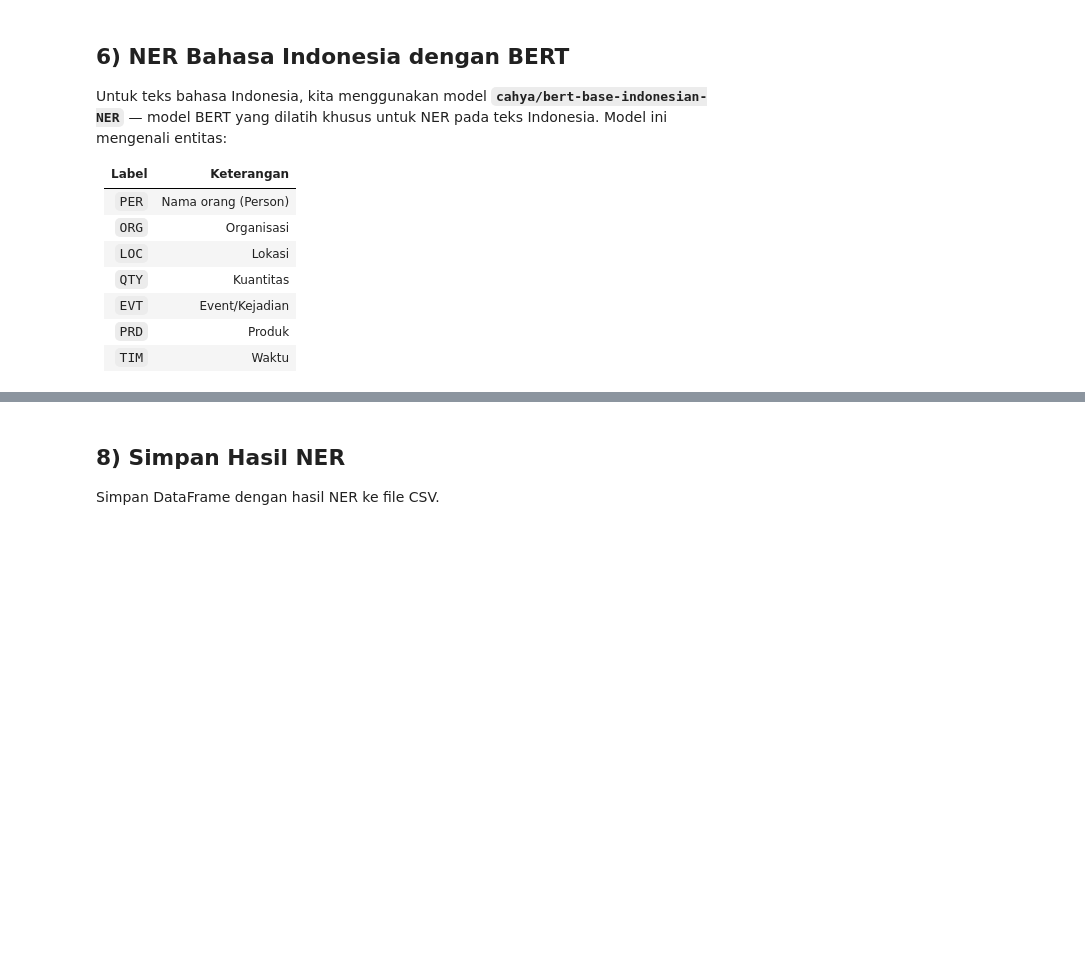
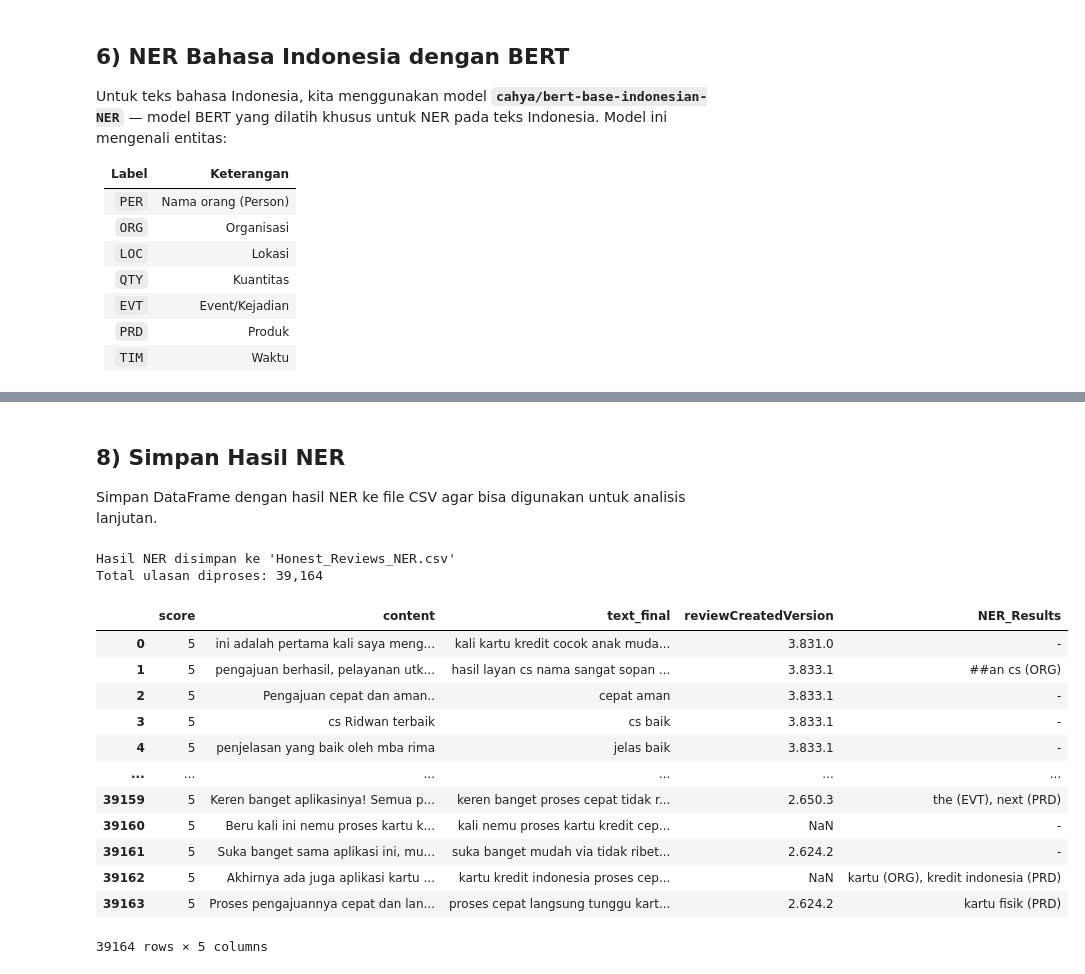
Before and after one commit to MIqbalBY/PBA, a Jupyter notebook: Week 6/NER.ipynb, the cells around one changed output, grey strips where cells are left out. Cells and saved outputs as stored; diff of their text form; code cells hidden in the pictures; blank space fills up the shorter version.

```diff
--- a/Week 6/NER.ipynb
+++ b/Week 6/NER.ipynb
@@ -202,0 +336,15 @@ for r in results:
+# %%
+# Contoh lain: teks berkaitan dengan ulasan produk keuangan Indonesia
+teks_id2 = (
+    "BCA dan Mandiri bekerja sama dengan OJK untuk meningkatkan "
+    "layanan perbankan digital di Jakarta dan Surabaya pada tahun 2024."
+)
+
+results_id2 = ner_pipeline_id(teks_id2)
+
+print("=== NER Teks Ulasan Keuangan ===")
+print(f"Teks: {teks_id2}\n")
+print(f"{'Token':<30} {'Entitas':<10} {'Score'}")
+print('-' * 55)
+for r in results_id2:
+    print(f"{r['word']:<30} {r['entity_group']:<10} {r['score']:.4f}")
@@ -214,14 +387,23 @@ df_text[['content', 'text_final', 'score']].head()
 # %%
-def perform_ner(text, max_length=256):
+def clean_text(text):
+    """Bersihkan teks dari karakter non-printable dan non-ASCII."""
+    text = str(text)
+    text = ''.join(char for char in text if unicodedata.category(char)[0] != 'C')
+    text = re.sub(r'[^\x00-\x7F]+', '', text)
+    return text
+
+
+def perform_ner(text, max_length=512):
     """
     Terapkan NER pada satu teks.
-    max_length dibatasi untuk efisiensi karena teks sudah di-preproses (pendek).
-    Return string entitas yang ditemukan (format: 'kata (LABEL)').
+    Potong teks jika melebihi max_length karakter untuk efisiensi.
+    Return string entitas yang ditemukan (deduplikasi).
     """
-    cleaned = str(text)[:max_length]
+    cleaned = clean_text(text)[:max_length]
     results = ner_pipeline_id(cleaned, aggregation_strategy="simple")
     entities = list(set(f"{r['word']} ({r['entity_group']})" for r in results))
     return ', '.join(entities) if entities else '-'
+
 
 def safe_perform_ner(text):
     """Wrapper dengan penanganan error."""
@@ -230,4 +412,5 @@ def safe_perform_ner(text):
     except Exception as e:
         return f"Error: {str(e)[:50]}"
 
+
 print("Fungsi NER siap digunakan.")
@@ -241,10 +440,28 @@ df_text[['text_final', 'NER_Results']].head(5)
 # %% [markdown]
 ## 8) Simpan Hasil NER
 
-Simpan DataFrame dengan hasil NER ke file CSV.
+Simpan DataFrame dengan hasil NER ke file CSV agar bisa digunakan untuk analisis lanjutan.
 # %%
-output_file = 'ner_results_honest.csv'
+output_file = 'Honest_Reviews_NER.csv'
 df_text.to_csv(output_file, index=False)
 print(f"Hasil NER disimpan ke '{output_file}'")
 print(f"Total ulasan diproses: {len(df_text):,}")
+
+# Tampilkan semua data
 df_text
+# %% [output]
+Hasil NER disimpan ke 'Honest_Reviews_NER.csv'
+Total ulasan diproses: 39,164
+|  | score | content | text_final | reviewCreatedVersion | NER_Results |
+| 0 | 5 | ini adalah pertama kali saya meng... | kali kartu kredit cocok anak muda... | 3.831.0 | - |
+| 1 | 5 | pengajuan berhasil, pelayanan utk... | hasil layan cs nama sangat sopan ... | 3.833.1 | ##an cs (ORG) |
+| 2 | 5 | Pengajuan cepat dan aman.. | cepat aman | 3.833.1 | - |
+| 3 | 5 | cs Ridwan terbaik | cs baik | 3.833.1 | - |
+| 4 | 5 | penjelasan yang baik oleh mba rima | jelas baik | 3.833.1 | - |
+| ... | ... | ... | ... | ... | ... |
+| 39159 | 5 | Keren banget aplikasinya! Semua p... | keren banget proses cepat tidak r... | 2.650.3 | the (EVT), next (PRD) |
+| 39160 | 5 | Beru kali ini nemu proses kartu k... | kali nemu proses kartu kredit cep... | NaN | - |
+| 39161 | 5 | Suka banget sama aplikasi ini, mu... | suka banget mudah via tidak ribet... | 2.624.2 | - |
+| 39162 | 5 | Akhirnya ada juga aplikasi kartu ... | kartu kredit indonesia proses cep... | NaN | kartu (ORG), kredit indonesia (PRD) |
+| 39163 | 5 | Proses pengajuannya cepat dan lan... | proses cepat langsung tunggu kart... | 2.624.2 | kartu fisik (PRD) |
+39164 rows × 5 columns
```
Also changed, not shown: parts of 18 cells of this notebook, 17 other files.
